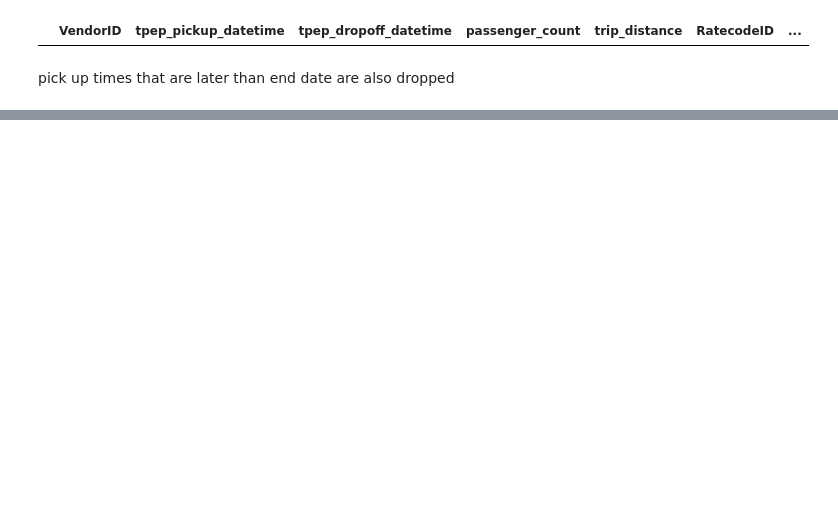
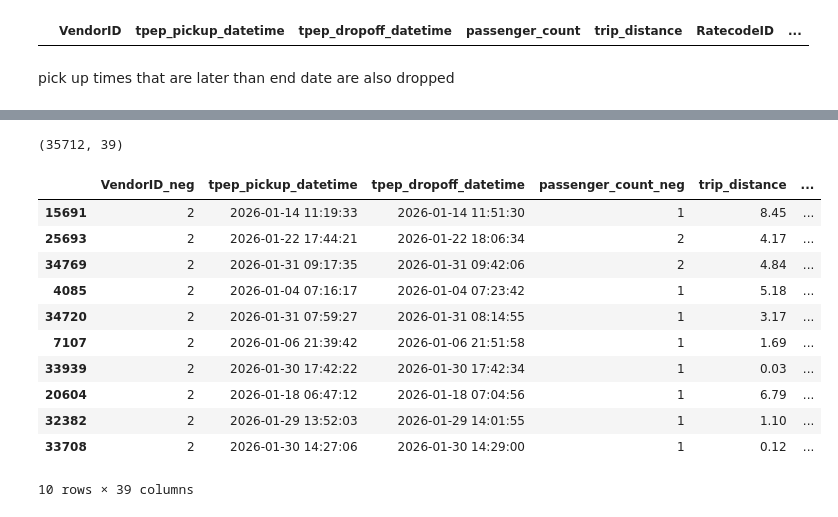
Before and after one commit to samuel54illinois/NYC_TLC_Trip_Record_Analysis, a Jupyter notebook: notebook_analysis/1_data_cleaning.ipynb, the cells around one changed output, grey strips where cells are left out. Saved outputs shown, nothing was run; the diff lists cells and outputs as text; code cells hidden in the pictures; blank space fills up the shorter version.

```diff
--- a/notebook_analysis/1_data_cleaning.ipynb
+++ b/notebook_analysis/1_data_cleaning.ipynb
@@ -137,0 +159,31 @@ pick up times that are later than end date are also dropped
+# %%
+match_cols = [
+    "tpep_pickup_datetime",
+        "tpep_dropoff_datetime",
+        "PULocationID",
+        "DOLocationID",
+        "trip_distance"
+]
+
+negative_trips = df[df['is_negative_total'] == True]
+positive_trips = df[df['is_negative_total'] == False]
+
+matched_pairs = negative_trips.merge(positive_trips, on=match_cols, suffixes=("_neg", "_pos"))
+matched_pairs.shape
+# %% [output]
+(35712, 39)
+# %%
+matched_pairs.sample(10)
+# %% [output]
+|  | VendorID_neg | tpep_pickup_datetime | tpep_dropoff_datetime | passenger_count_neg | trip_distance | ... |
+| 15691 | 2 | 2026-01-14 11:19:33 | 2026-01-14 11:51:30 | 1 | 8.45 | ... |
+| 25693 | 2 | 2026-01-22 17:44:21 | 2026-01-22 18:06:34 | 2 | 4.17 | ... |
+| 34769 | 2 | 2026-01-31 09:17:35 | 2026-01-31 09:42:06 | 2 | 4.84 | ... |
+| 4085 | 2 | 2026-01-04 07:16:17 | 2026-01-04 07:23:42 | 1 | 5.18 | ... |
+| 34720 | 2 | 2026-01-31 07:59:27 | 2026-01-31 08:14:55 | 1 | 3.17 | ... |
+| 7107 | 2 | 2026-01-06 21:39:42 | 2026-01-06 21:51:58 | 1 | 1.69 | ... |
+| 33939 | 2 | 2026-01-30 17:42:22 | 2026-01-30 17:42:34 | 1 | 0.03 | ... |
+| 20604 | 2 | 2026-01-18 06:47:12 | 2026-01-18 07:04:56 | 1 | 6.79 | ... |
+| 32382 | 2 | 2026-01-29 13:52:03 | 2026-01-29 14:01:55 | 1 | 1.10 | ... |
+| 33708 | 2 | 2026-01-30 14:27:06 | 2026-01-30 14:29:00 | 1 | 0.12 | ... |
+10 rows × 39 columns
```
Also changed, not shown: parts of 9 cells of this notebook.
